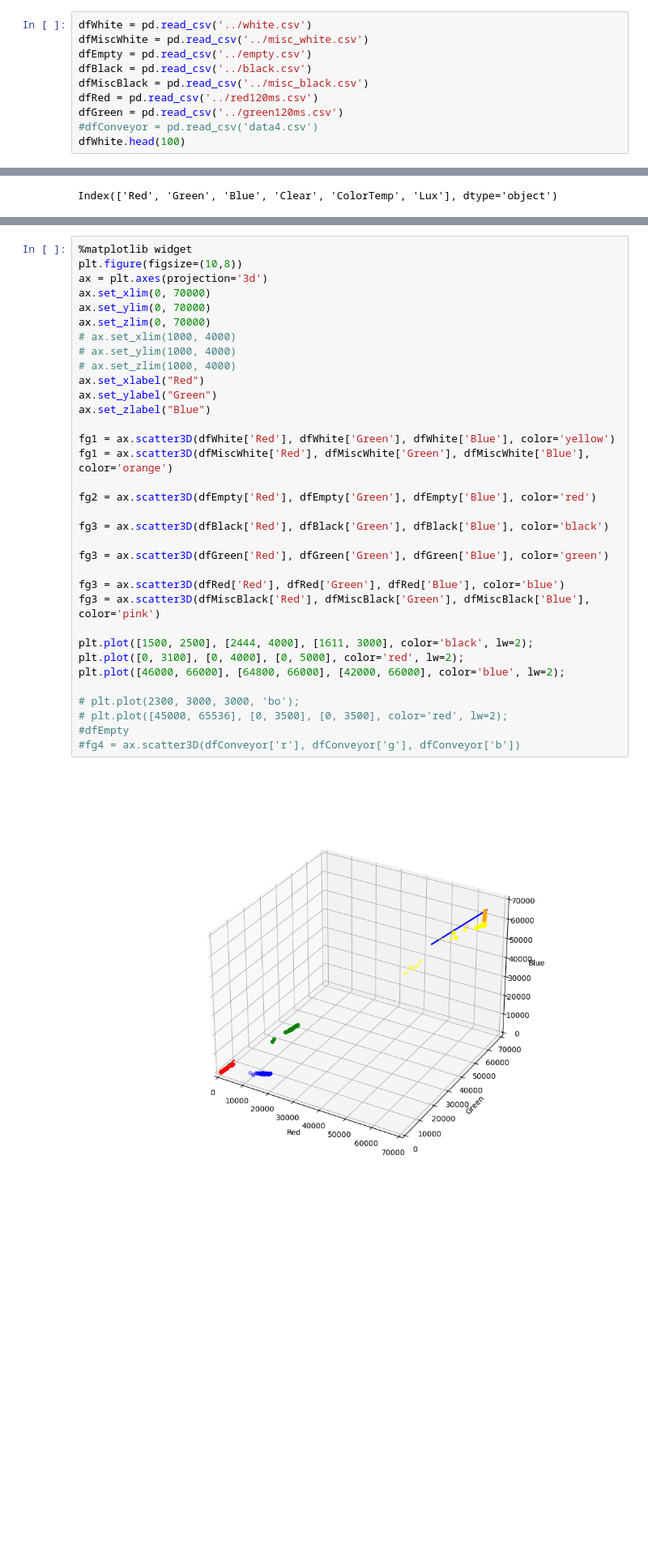
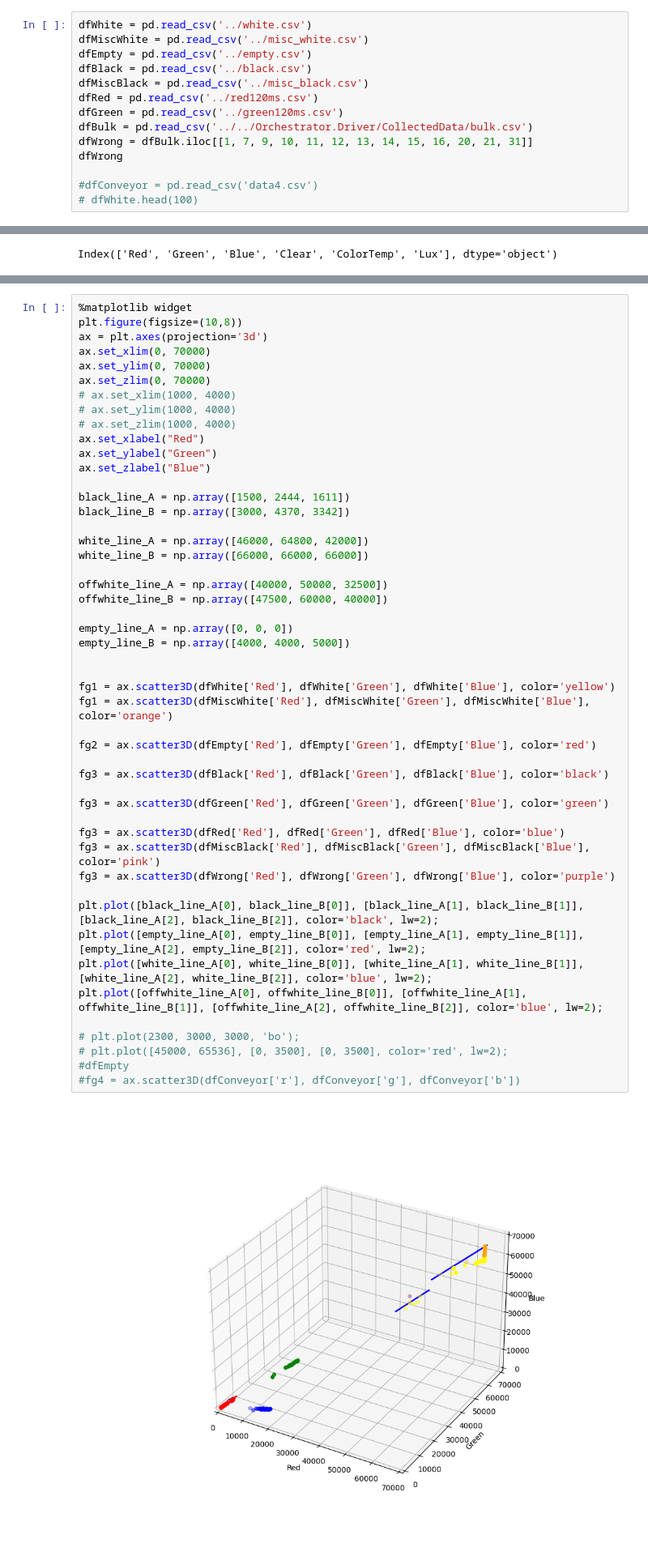
Before and after one commit to DimitarKV/CBLEmbedded, a Jupyter notebook: Orchestrator/Orchestrator.Portal/PointPlot/3DViewColorSensor.ipynb, the cells around one changed output, grey strips where cells are left out. Shown at 81% size. Cells and saved outputs as stored; diff of their text form; blank space fills up the shorter version.

Commit message:
Tweaked color values and sound timing

```diff
--- a/Orchestrator/Orchestrator.Portal/PointPlot/3DViewColorSensor.ipynb
+++ b/Orchestrator/Orchestrator.Portal/PointPlot/3DViewColorSensor.ipynb
@@ -15,6 +15,10 @@ dfBlack = pd.read_csv('../black.csv')
 dfMiscBlack = pd.read_csv('../misc_black.csv')
 dfRed = pd.read_csv('../red120ms.csv')
 dfGreen = pd.read_csv('../green120ms.csv')
+dfBulk = pd.read_csv('../../Orchestrator.Driver/CollectedData/bulk.csv')
+dfWrong = dfBulk.iloc[[1, 7, 9, 10, 11, 12, 13, 14, 15, 16, 20, 21, 31]]
+dfWrong
+
 #dfConveyor = pd.read_csv('data4.csv')
-dfWhite.head(100)
+# dfWhite.head(100)
 # %% [output]
@@ -57,37 +62,52 @@ ax.plot_trisurf(dfWhitePoints[:, 0], dfWhitePoints[:, 1], dfWhitePoints[:, 2], t
 plt.figure(figsize=(10,8))
 ax = plt.axes(projection='3d')
 ax.set_xlim(0, 70000)
 ax.set_ylim(0, 70000)
 ax.set_zlim(0, 70000)
 # ax.set_xlim(1000, 4000)
 # ax.set_ylim(1000, 4000)
 # ax.set_zlim(1000, 4000)
 ax.set_xlabel("Red")
 ax.set_ylabel("Green")
 ax.set_zlabel("Blue")
 
+black_line_A = np.array([1500, 2444, 1611])
+black_line_B = np.array([3000, 4370, 3342])
+
+white_line_A = np.array([46000, 64800, 42000])
+white_line_B = np.array([66000, 66000, 66000])
+
+offwhite_line_A = np.array([40000, 50000, 32500])
+offwhite_line_B = np.array([47500, 60000, 40000])
+
+empty_line_A = np.array([0, 0, 0])
+empty_line_B = np.array([4000, 4000, 5000])
+
+
 fg1 = ax.scatter3D(dfWhite['Red'], dfWhite['Green'], dfWhite['Blue'], color='yellow')
 fg1 = ax.scatter3D(dfMiscWhite['Red'], dfMiscWhite['Green'], dfMiscWhite['Blue'], color='orange')
 
 fg2 = ax.scatter3D(dfEmpty['Red'], dfEmpty['Green'], dfEmpty['Blue'], color='red')
 
 fg3 = ax.scatter3D(dfBlack['Red'], dfBlack['Green'], dfBlack['Blue'], color='black')
 
 fg3 = ax.scatter3D(dfGreen['Red'], dfGreen['Green'], dfGreen['Blue'], color='green')
 
 fg3 = ax.scatter3D(dfRed['Red'], dfRed['Green'], dfRed['Blue'], color='blue')
 fg3 = ax.scatter3D(dfMiscBlack['Red'], dfMiscBlack['Green'], dfMiscBlack['Blue'], color='pink')
+fg3 = ax.scatter3D(dfWrong['Red'], dfWrong['Green'], dfWrong['Blue'], color='purple')
 
-plt.plot([1500, 2500], [2444, 4000], [1611, 3000], color='black', lw=2);
-plt.plot([0, 3100], [0, 4000], [0, 5000], color='red', lw=2);
-plt.plot([46000, 66000], [64800, 66000], [42000, 66000], color='blue', lw=2);
+plt.plot([black_line_A[0], black_line_B[0]], [black_line_A[1], black_line_B[1]], [black_line_A[2], black_line_B[2]], color='black', lw=2);
+plt.plot([empty_line_A[0], empty_line_B[0]], [empty_line_A[1], empty_line_B[1]], [empty_line_A[2], empty_line_B[2]], color='red', lw=2);
+plt.plot([white_line_A[0], white_line_B[0]], [white_line_A[1], white_line_B[1]], [white_line_A[2], white_line_B[2]], color='blue', lw=2);
+plt.plot([offwhite_line_A[0], offwhite_line_B[0]], [offwhite_line_A[1], offwhite_line_B[1]], [offwhite_line_A[2], offwhite_line_B[2]], color='blue', lw=2);
 
 # plt.plot(2300, 3000, 3000, 'bo');
 # plt.plot([45000, 65536], [0, 3500], [0, 3500], color='red', lw=2);
 #dfEmpty
 #fg4 = ax.scatter3D(dfConveyor['r'], dfConveyor['g'], dfConveyor['b'])
 # %% [output]
-[figure, old version]
+[figure, new version]
 # %%
 def point_to_line_distance(P, A, B):
     AP = P - A
```
Also changed, not shown: parts of 5 cells of this notebook, 7 other files.
